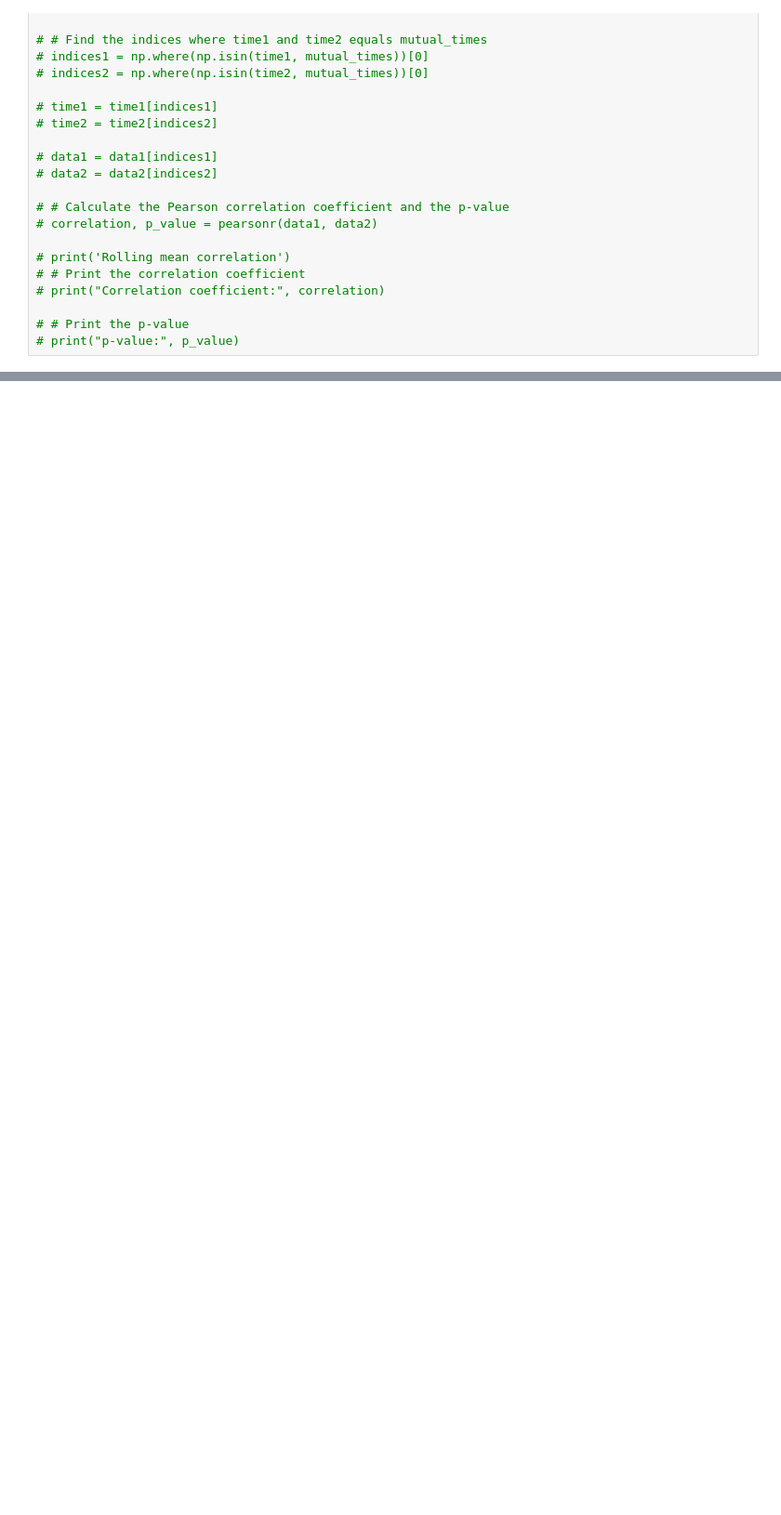
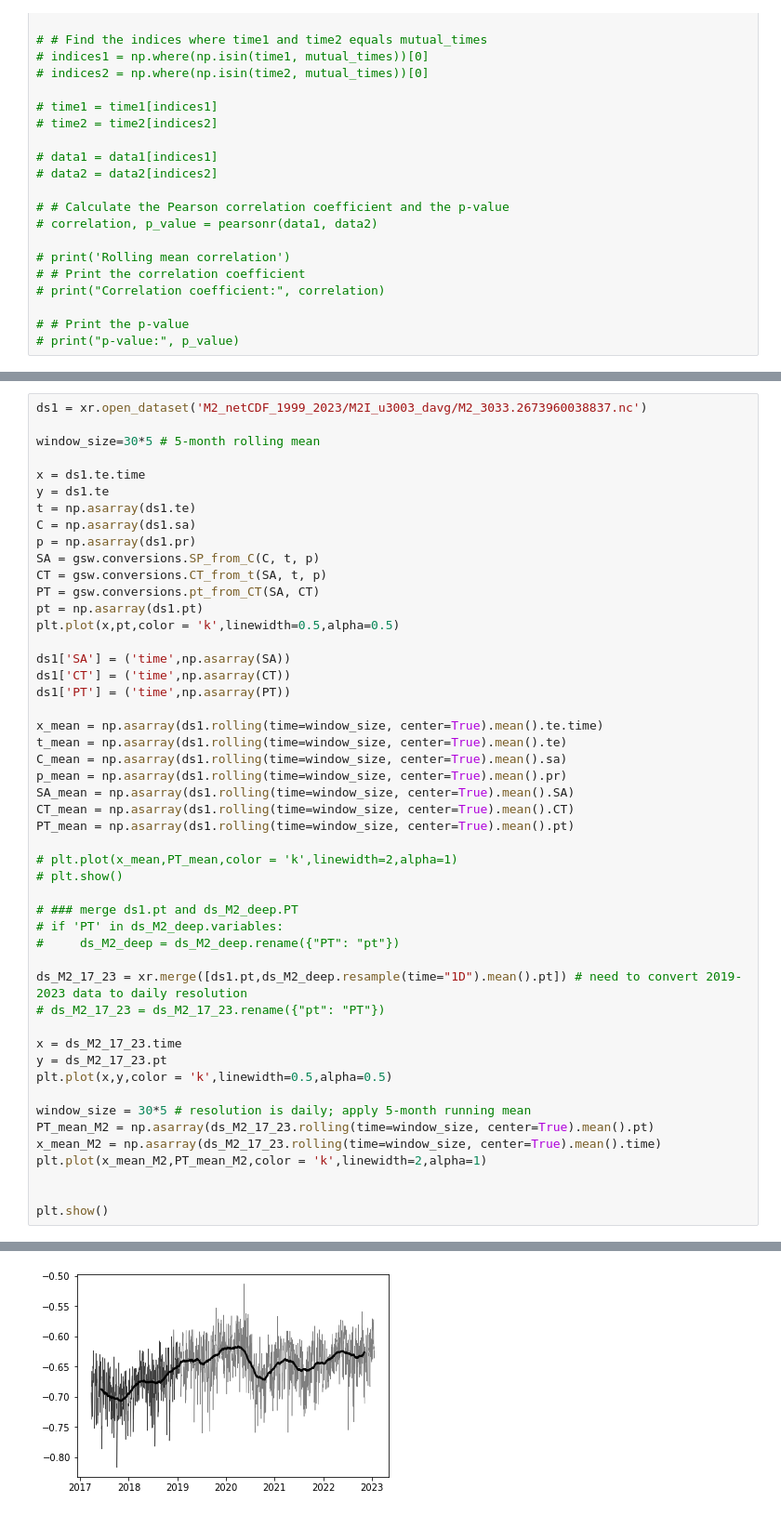
Before and after one commit to shannonbohman/Weddell_Timeseries, a Jupyter notebook: Weddell_July2023.ipynb, the cells around one changed output, grey strips where cells are left out. Shown at 93% size. Drawn from its saved outputs; the diff is of its cells as text; blank space fills up the shorter version.

```diff
--- a/Weddell_July2023.ipynb
+++ b/Weddell_July2023.ipynb
@@ -1701,0 +2172,50 @@ p-value: 0.0
+# %%
+ds1 = xr.open_dataset('M2_netCDF_1999_2023/M2I_u3003_davg/M2_3033.2673960038837.nc')
+
+window_size=30*5 # 5-month rolling mean
+
+x = ds1.te.time
+y = ds1.te
+t = np.asarray(ds1.te)
+C = np.asarray(ds1.sa)
+p = np.asarray(ds1.pr)
+SA = gsw.conversions.SP_from_C(C, t, p)
+CT = gsw.conversions.CT_from_t(SA, t, p)
+PT = gsw.conversions.pt_from_CT(SA, CT)
+pt = np.asarray(ds1.pt)
+plt.plot(x,pt,color = 'k',linewidth=0.5,alpha=0.5)
+
+ds1['SA'] = ('time',np.asarray(SA))
+ds1['CT'] = ('time',np.asarray(CT))
+ds1['PT'] = ('time',np.asarray(PT))
+
+x_mean = np.asarray(ds1.rolling(time=window_size, center=True).mean().te.time)
+t_mean = np.asarray(ds1.rolling(time=window_size, center=True).mean().te)
+C_mean = np.asarray(ds1.rolling(time=window_size, center=True).mean().sa)
+p_mean = np.asarray(ds1.rolling(time=window_size, center=True).mean().pr)
+SA_mean = np.asarray(ds1.rolling(time=window_size, center=True).mean().SA)
+CT_mean = np.asarray(ds1.rolling(time=window_size, center=True).mean().CT)
+PT_mean = np.asarray(ds1.rolling(time=window_size, center=True).mean().pt)
+
+# plt.plot(x_mean,PT_mean,color = 'k',linewidth=2,alpha=1)
+# plt.show()
+
+# ### merge ds1.pt and ds_M2_deep.PT
+# if 'PT' in ds_M2_deep.variables:
+#     ds_M2_deep = ds_M2_deep.rename({"PT": "pt"})
+
+ds_M2_17_23 = xr.merge([ds1.pt,ds_M2_deep.resample(time="1D").mean().pt]) # need to convert 2019-2023 data to daily resolution
+# ds_M2_17_23 = ds_M2_17_23.rename({"pt": "PT"})
+
+x = ds_M2_17_23.time
+y = ds_M2_17_23.pt
+plt.plot(x,y,color = 'k',linewidth=0.5,alpha=0.5)
+
+window_size = 30*5 # resolution is daily; apply 5-month running mean
+PT_mean_M2 = np.asarray(ds_M2_17_23.rolling(time=window_size, center=True).mean().pt)
+x_mean_M2 = np.asarray(ds_M2_17_23.rolling(time=window_size, center=True).mean().time)
+plt.plot(x_mean_M2,PT_mean_M2,color = 'k',linewidth=2,alpha=1)
+
+
+plt.show()
+# %% [output]
@@ -1701,0 +2231 @@ p-value: 0.0
+[figure, added]
```
Also changed, not shown: parts of 55 cells of this notebook.
